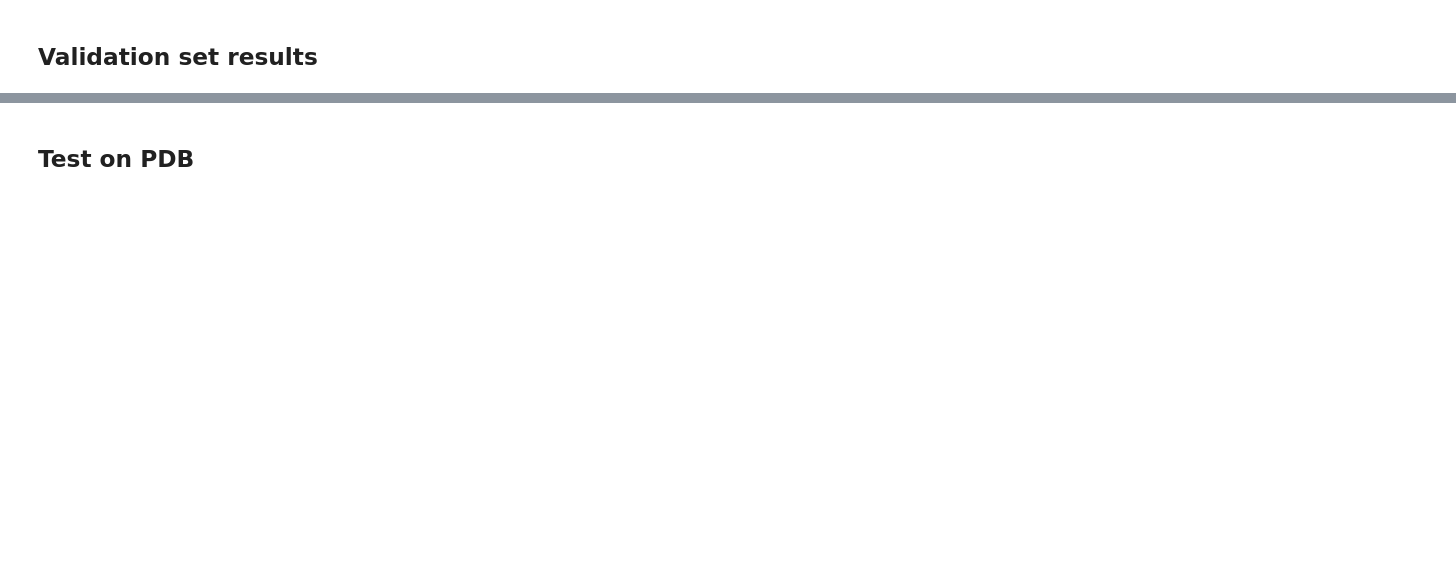
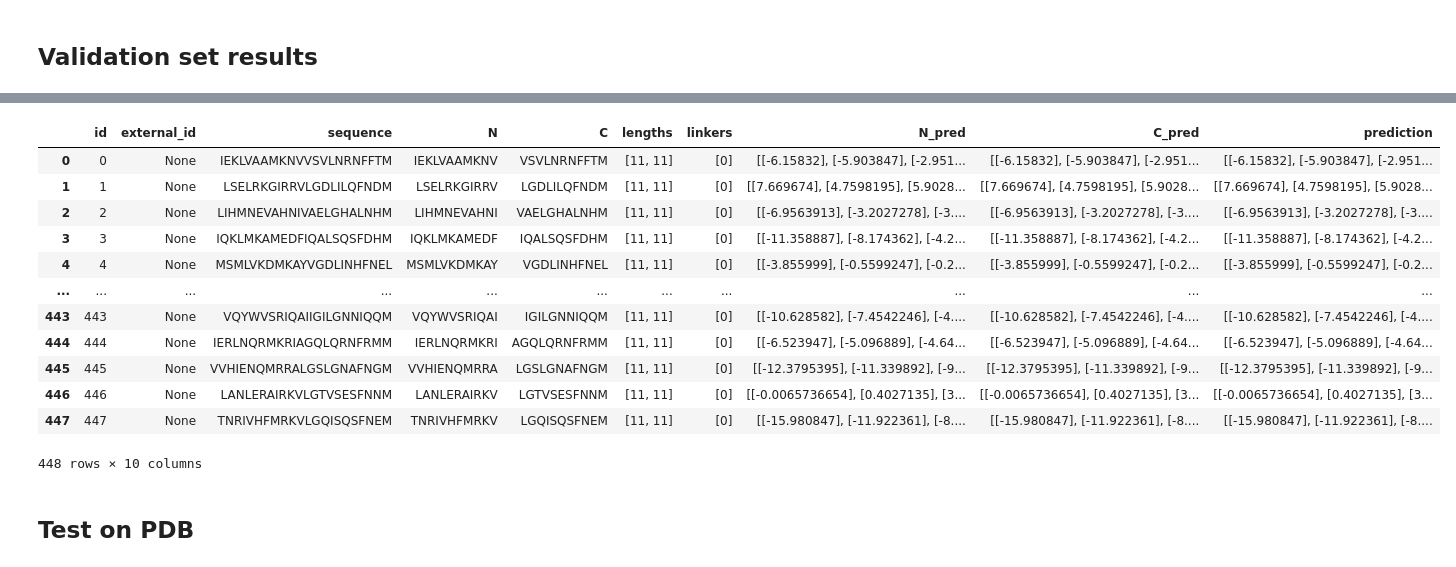
Before and after one commit to labstructbioinf/HAMPpred, a Jupyter notebook: notebooks/train_hamp2.ipynb, the cells around one changed output, grey strips where cells are left out. Cells and saved outputs as stored; diff of their text form; code cells hidden in the pictures; blank space fills up the shorter version.

```diff
--- a/notebooks/train_hamp2.ipynb
+++ b/notebooks/train_hamp2.ipynb
@@ -89,3 +229,19 @@ Text(0.5, 1.0, 'Predictions for validation set')
+# %%
+res
+# %% [output]
+|  | id | external_id | sequence | N | C | lengths | linkers | N_pred | C_pred | prediction |
+| 0 | 0 | None | IEKLVAAMKNVVSVLNRNFFTM | IEKLVAAMKNV | VSVLNRNFFTM | [11, 11] | [0] | [[-6.15832], [-5.903847], [-2.951... | [[-6.15832], [-5.903847], [-2.951... | [[-6.15832], [-5.903847], [-2.951... |
+| 1 | 1 | None | LSELRKGIRRVLGDLILQFNDM | LSELRKGIRRV | LGDLILQFNDM | [11, 11] | [0] | [[7.669674], [4.7598195], [5.9028... | [[7.669674], [4.7598195], [5.9028... | [[7.669674], [4.7598195], [5.9028... |
+| 2 | 2 | None | LIHMNEVAHNIVAELGHALNHM | LIHMNEVAHNI | VAELGHALNHM | [11, 11] | [0] | [[-6.9563913], [-3.2027278], [-3.... | [[-6.9563913], [-3.2027278], [-3.... | [[-6.9563913], [-3.2027278], [-3.... |
+| 3 | 3 | None | IQKLMKAMEDFIQALSQSFDHM | IQKLMKAMEDF | IQALSQSFDHM | [11, 11] | [0] | [[-11.358887], [-8.174362], [-4.2... | [[-11.358887], [-8.174362], [-4.2... | [[-11.358887], [-8.174362], [-4.2... |
+| 4 | 4 | None | MSMLVKDMKAYVGDLINHFNEL | MSMLVKDMKAY | VGDLINHFNEL | [11, 11] | [0] | [[-3.855999], [-0.5599247], [-0.2... | [[-3.855999], [-0.5599247], [-0.2... | [[-3.855999], [-0.5599247], [-0.2... |
+| ... | ... | ... | ... | ... | ... | ... | ... | ... | ... | ... |
+| 443 | 443 | None | VQYWVSRIQAIIGILGNNIQQM | VQYWVSRIQAI | IGILGNNIQQM | [11, 11] | [0] | [[-10.628582], [-7.4542246], [-4.... | [[-10.628582], [-7.4542246], [-4.... | [[-10.628582], [-7.4542246], [-4.... |
+| 444 | 444 | None | IERLNQRMKRIAGQLQRNFRMM | IERLNQRMKRI | AGQLQRNFRMM | [11, 11] | [0] | [[-6.523947], [-5.096889], [-4.64... | [[-6.523947], [-5.096889], [-4.64... | [[-6.523947], [-5.096889], [-4.64... |
+| 445 | 445 | None | VVHIENQMRRALGSLGNAFNGM | VVHIENQMRRA | LGSLGNAFNGM | [11, 11] | [0] | [[-12.3795395], [-11.339892], [-9... | [[-12.3795395], [-11.339892], [-9... | [[-12.3795395], [-11.339892], [-9... |
+| 446 | 446 | None | LANLERAIRKVLGTVSESFNNM | LANLERAIRKV | LGTVSESFNNM | [11, 11] | [0] | [[-0.0065736654], [0.4027135], [3... | [[-0.0065736654], [0.4027135], [3... | [[-0.0065736654], [0.4027135], [3... |
+| 447 | 447 | None | TNRIVHFMRKVLGQISQSFNEM | TNRIVHFMRKV | LGQISQSFNEM | [11, 11] | [0] | [[-15.980847], [-11.922361], [-8.... | [[-15.980847], [-11.922361], [-8.... | [[-15.980847], [-11.922361], [-8.... |
+448 rows × 10 columns
 # %% [markdown]
 ## Test on PDB
 # %%
```
Also changed, not shown: parts of 18 cells of this notebook, 2 other files.
